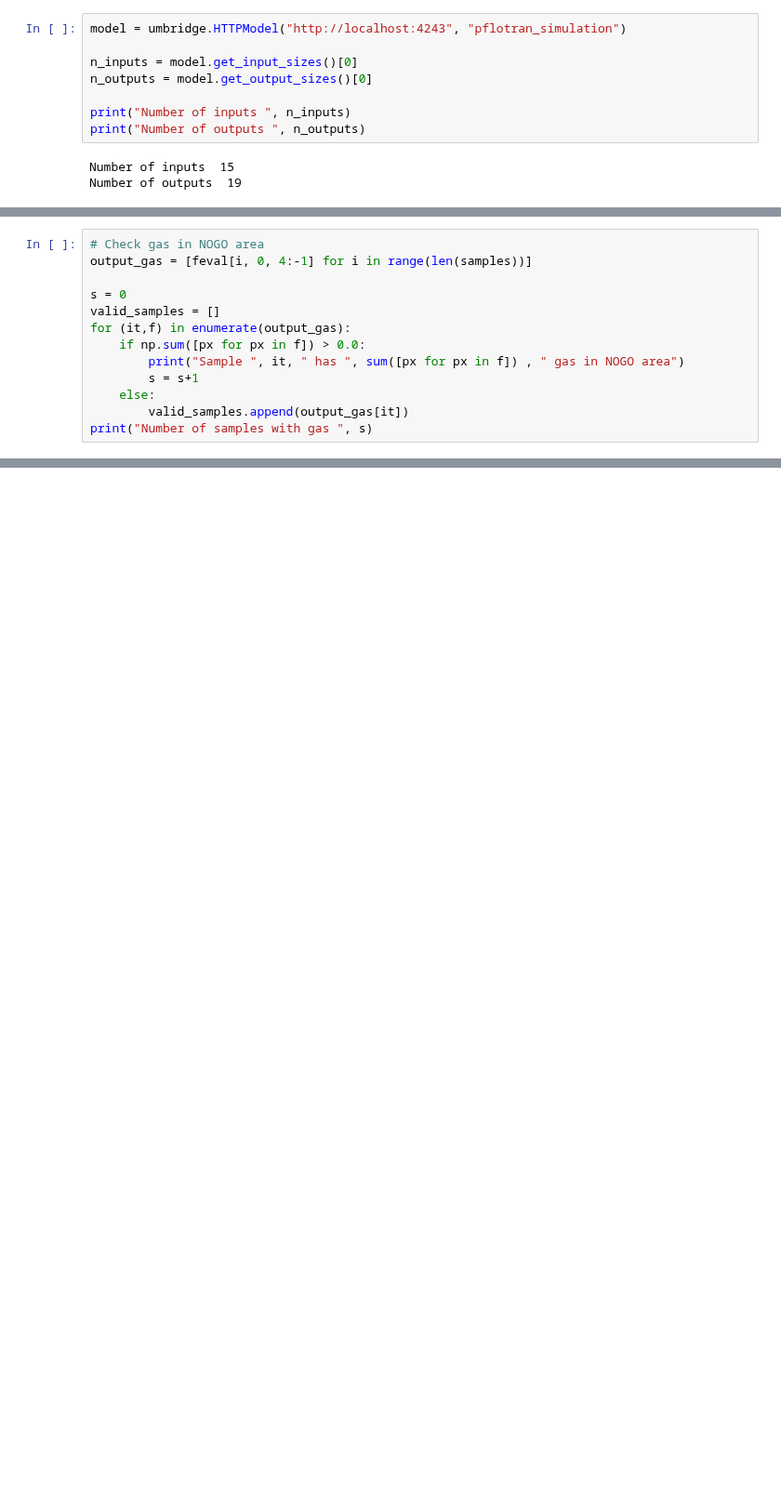
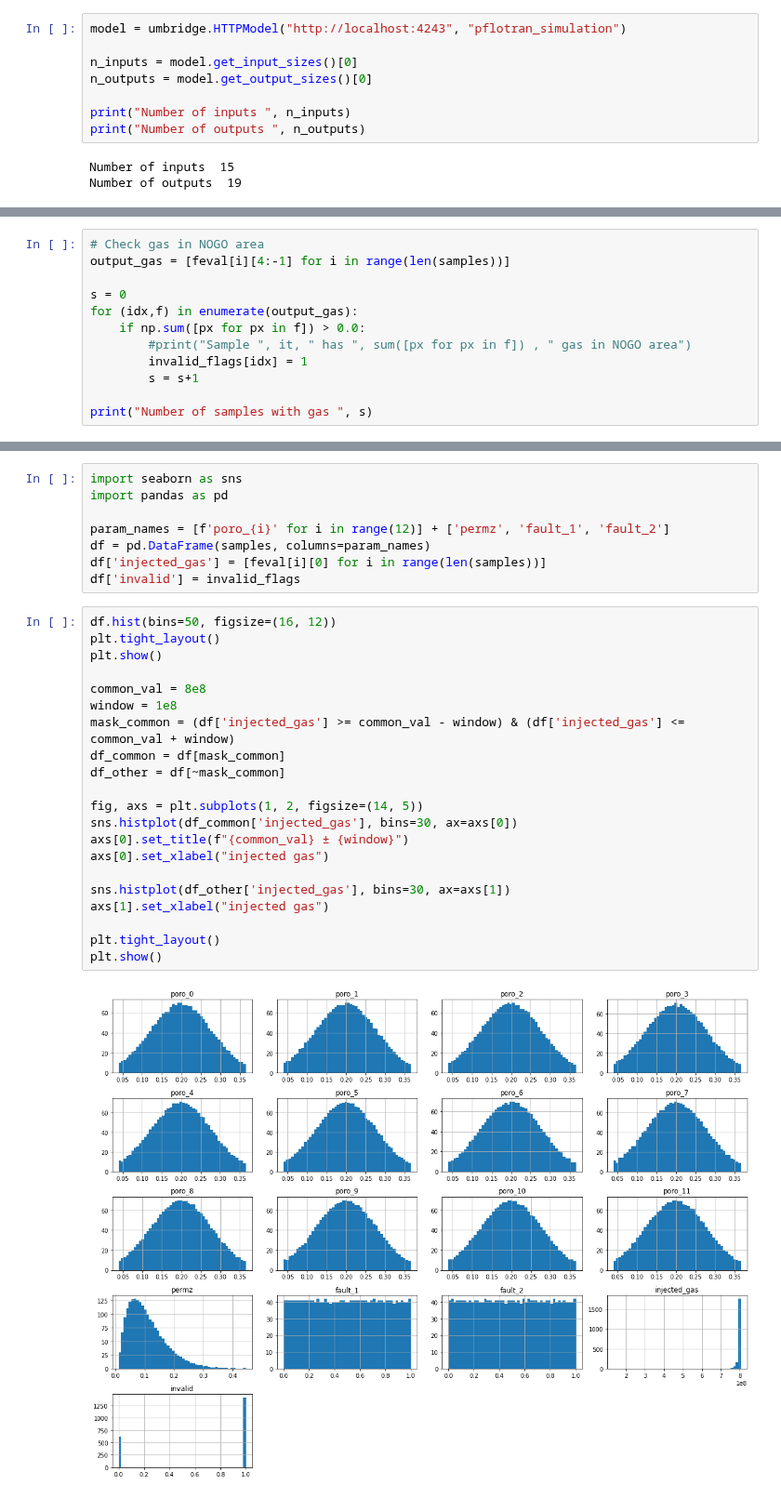
Before and after one commit to UM-Bridge/benchmarks, a Jupyter notebook: benchmarks/resevoirsim/opengosim.ipynb, the cells around one changed output, grey strips where cells are left out. Shown at 93% size. Saved outputs shown, nothing was run; the diff lists cells and outputs as text; blank space fills up the shorter version.

```diff
--- a/benchmarks/resevoirsim/opengosim.ipynb
+++ b/benchmarks/resevoirsim/opengosim.ipynb
@@ -277,14 +262,13 @@ for (idx,f) in enumerate(output_pressure):
 # %%
 # Check gas in NOGO area
-output_gas = [feval[i, 0, 4:-1] for i in range(len(samples))]
+output_gas = [feval[i][4:-1] for i in range(len(samples))]
 
 s = 0
-valid_samples = []
-for (it,f) in enumerate(output_gas):
+for (idx,f) in enumerate(output_gas):
     if np.sum([px for px in f]) > 0.0:
-        print("Sample ", it, " has ", sum([px for px in f]) , " gas in NOGO area")
+        #print("Sample ", it, " has ", sum([px for px in f]) , " gas in NOGO area")
+        invalid_flags[idx] = 1
         s = s+1
-    else:
-        valid_samples.append(output_gas[it])
+
 print("Number of samples with gas ", s)
 # %% [output]
@@ -481,0 +281,31 @@ Parameters [0.11499228 0.22447775 0.17613802 0.11499228 0.11499228 0.17613802
+# %%
+import seaborn as sns
+import pandas as pd
+
+param_names = [f'poro_{i}' for i in range(12)] + ['permz', 'fault_1', 'fault_2']
+df = pd.DataFrame(samples, columns=param_names)
+df['injected_gas'] = [feval[i][0] for i in range(len(samples))]
+df['invalid'] = invalid_flags
+# %%
+df.hist(bins=50, figsize=(16, 12))
+plt.tight_layout()
+plt.show()
+
+common_val = 8e8
+window = 1e8
+mask_common = (df['injected_gas'] >= common_val - window) & (df['injected_gas'] <= common_val + window)
+df_common = df[mask_common]
+df_other = df[~mask_common]
+
+fig, axs = plt.subplots(1, 2, figsize=(14, 5))
+sns.histplot(df_common['injected_gas'], bins=30, ax=axs[0])
+axs[0].set_title(f"{common_val} ± {window}")
+axs[0].set_xlabel("injected gas")
+
+sns.histplot(df_other['injected_gas'], bins=30, ax=axs[1])
+axs[1].set_xlabel("injected gas")
+
+plt.tight_layout()
+plt.show()
+# %% [output]
+[figure, added]
```
Also changed, not shown: parts of 30 cells of this notebook.
